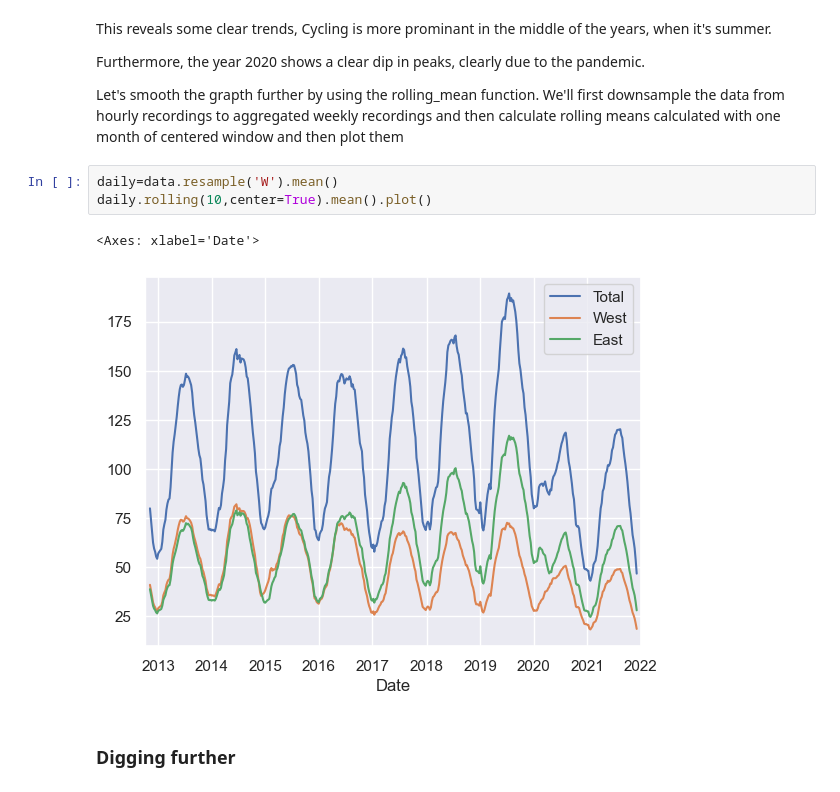
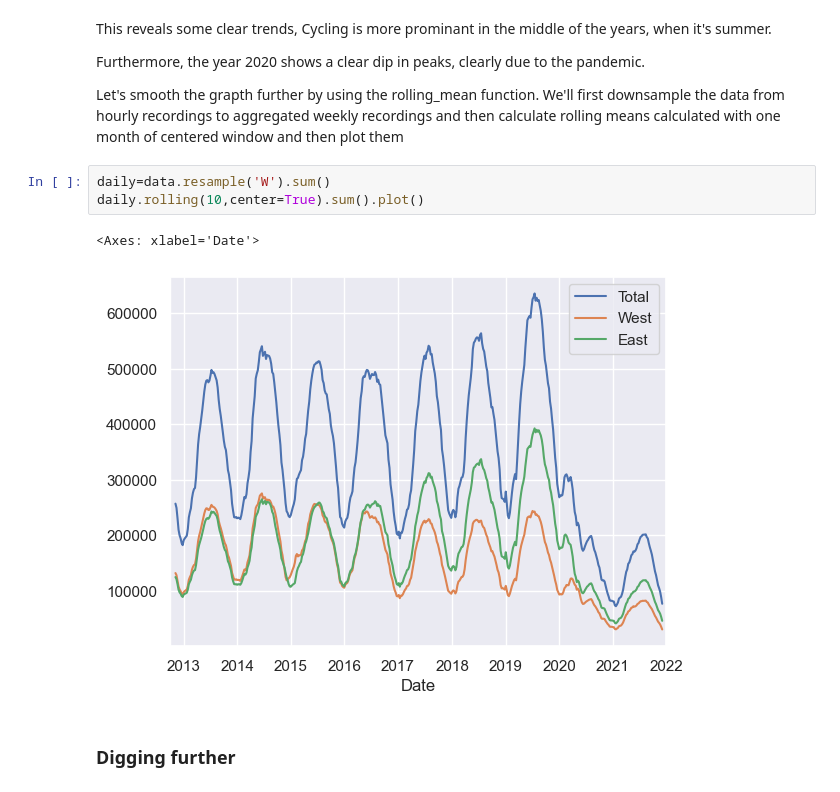
Before and after one commit to denis-james/Self-Learning, a Jupyter notebook: Pandas/11. Working with Time Series Data.ipynb, the cells around one changed output. Saved outputs shown, nothing was run; the diff lists cells and outputs as text.

```diff
--- a/Pandas/11. Working with Time Series Data.ipynb
+++ b/Pandas/11. Working with Time Series Data.ipynb
@@ -458,11 +460,11 @@ Furthermore, the year 2020 shows a clear dip in peaks, clearly due to the pandem
 
 Let's smooth the grapth further by using the rolling_mean function. We'll first downsample the data from hourly recordings to aggregated weekly recordings and then calculate rolling means calculated with one month of centered window and then plot them
 # %%
-daily=data.resample('W').mean()
-daily.rolling(10,center=True).mean().plot()
+daily=data.resample('W').sum()
+daily.rolling(10,center=True).sum().plot()
 # %% [output]
 <Axes: xlabel='Date'>
-[figure, old version]
+[figure, new version]
 # %% [markdown]
 ### Digging further
 # %% [markdown]
```
Also changed, not shown: parts of 2 cells of this notebook.
